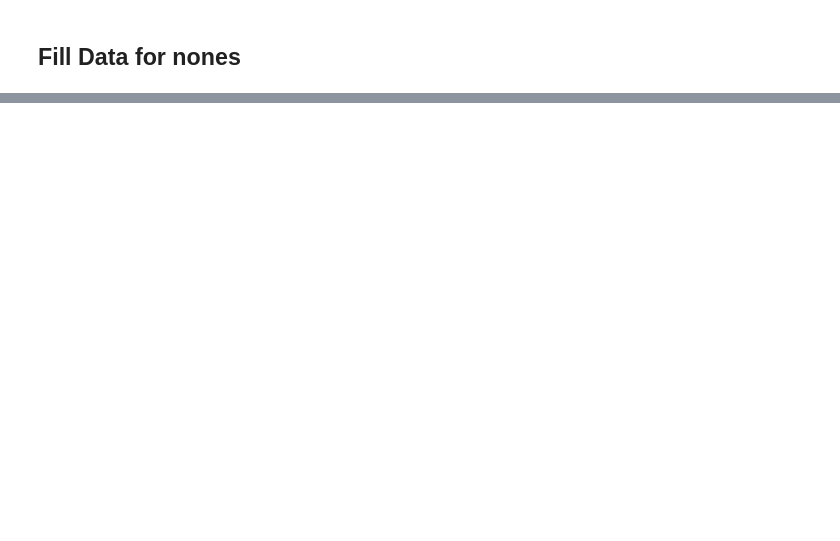
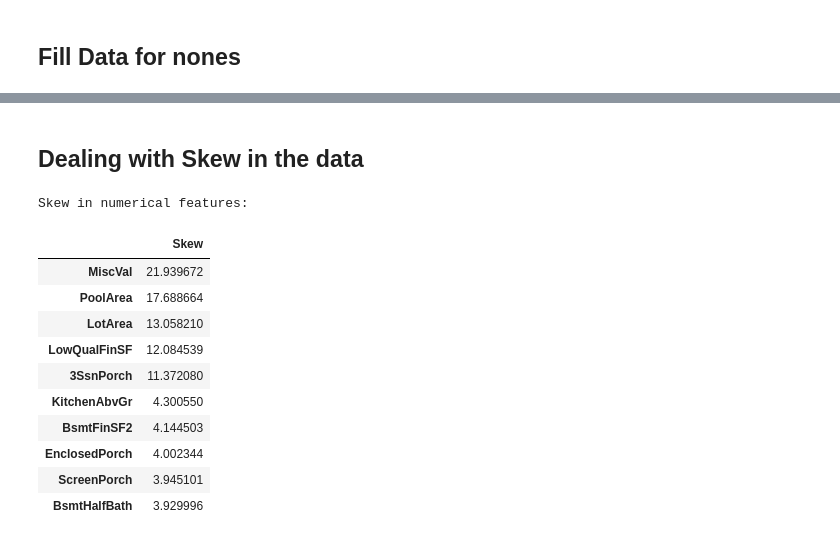
Before and after one commit to dredvard/kaggles, a Jupyter notebook: Houseprice Kaggle.ipynb, the cells around one changed output, grey strips where cells are left out. Cells and saved outputs as stored; diff of their text form; code cells hidden in the pictures; blank space fills up the shorter version.

```diff
--- a/Houseprice Kaggle.ipynb
+++ b/Houseprice Kaggle.ipynb
@@ -273,0 +257,16 @@ Name: YrSold, Length: 2917, dtype: datetime64[ns]
+# %%
+from sklearn.preprocessing import LabelEncoder
+cols = ('FireplaceQu', 'BsmtQual', 'BsmtCond', 'GarageQual', 'GarageCond',
+        'ExterQual', 'ExterCond','HeatingQC', 'PoolQC', 'KitchenQual', 'BsmtFinType1',
+        'BsmtFinType2', 'Functional', 'Fence', 'BsmtExposure', 'GarageFinish', 'LandSlope',
+        'LotShape', 'PavedDrive', 'Street', 'Alley', 'CentralAir', 'MSSubClass', 'OverallCond',
+        'YrSold', 'MoSold')
+# process columns, apply LabelEncoder to categorical features
+all_data_trans=all_data.copy()
+for c in cols:
+    lbl = LabelEncoder()
+    lbl.fit(list(all_data[c].values))
+    all_data_trans[c] = lbl.transform(list(all_data[c].values))
+
+# shape
+#print('Shape all_data: {}'.format(all_data_trns.shape))
@@ -273,0 +293,35 @@ Name: YrSold, Length: 2917, dtype: datetime64[ns]
+# %% [markdown]
+## Dealing with Skew in the data
+# %%
+#MSSubClass=The building class
+all_data_trans['MSSubClass'] = all_data_trans['MSSubClass'].apply(str)
+
+
+#Changing OverallCond into a categorical variable
+all_data_trans['OverallCond'] = all_data_trans['OverallCond'].astype(str)
+
+
+#Year and month sold are transformed into categorical features.
+all_data_trans['YrSold'] = all_data_trans['YrSold'].astype(str)
+all_data_trans['MoSold'] = all_data_trans['MoSold'].astype(str)
+# %%
+numeric_feats = all_data_trans.dtypes[all_data.dtypes != "object"].index
+all_data_trans.dtypes.value_counts()
+# Check the skew of all numerical features
+skewed_feats = all_data[numeric_feats].apply(lambda x: stats.skew(x.dropna())).sort_values(ascending=False)
+print("\nSkew in numerical features: \n")
+skewness = pd.DataFrame({'Skew' :skewed_feats})
+skewness.head(10)
+# %% [output]
+Skew in numerical features:
+|  | Skew |
+| MiscVal | 21.939672 |
+| PoolArea | 17.688664 |
+| LotArea | 13.058210 |
+| LowQualFinSF | 12.084539 |
+| 3SsnPorch | 11.372080 |
+| KitchenAbvGr | 4.300550 |
+| BsmtFinSF2 | 4.144503 |
+| EnclosedPorch | 4.002344 |
+| ScreenPorch | 3.945101 |
+| BsmtHalfBath | 3.929996 |
```
Also changed, not shown: parts of 21 cells of this notebook.
